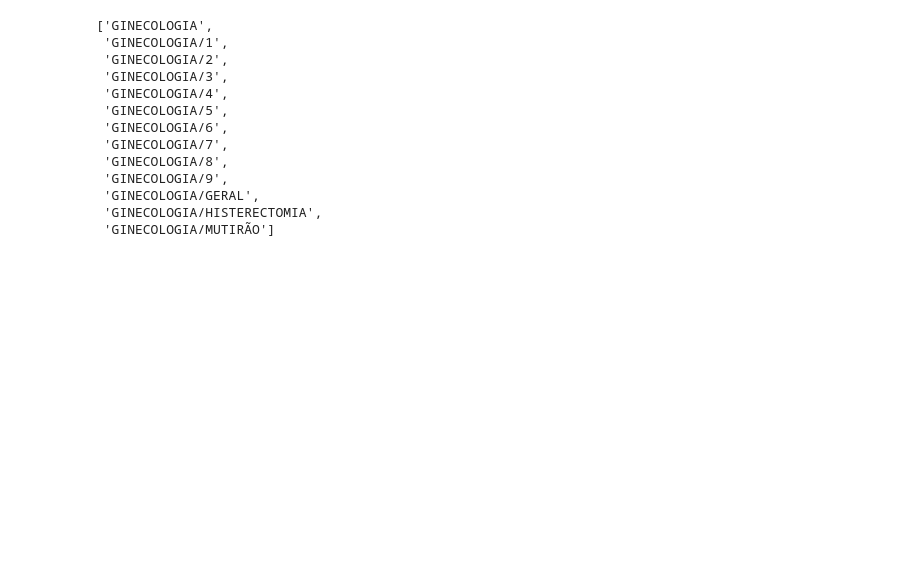
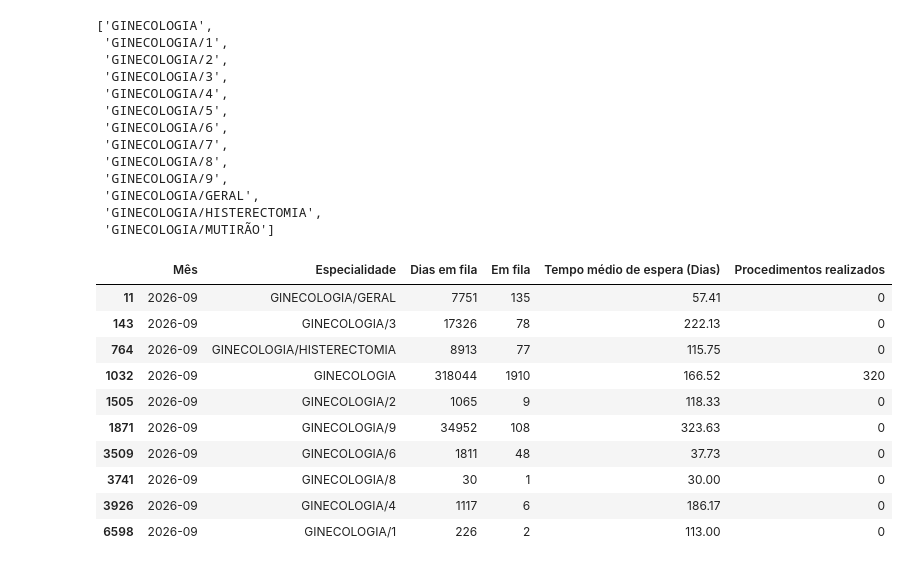
Before and after one commit to w4nessa/SaudeIndicadoresRegulacaoGoias, a Jupyter notebook: notebooks/01-eda-cirurgia.ipynb, the cells around one changed output. Cells and saved outputs as stored; diff of their text form; code cells hidden in the pictures; blank space fills up the shorter version.

```diff
--- a/notebooks/01-eda-cirurgia.ipynb
+++ b/notebooks/01-eda-cirurgia.ipynb
@@ -105,3 +105,18 @@ sorted(cirurgia['Especialidade'].loc[cirurgia['Especialidade'].str.startswith('G
  'GINECOLOGIA/GERAL',
  'GINECOLOGIA/HISTERECTOMIA',
  'GINECOLOGIA/MUTIRÃO']
+# %%
+cirurgia_ginecologia = cirurgia.loc[cirurgia['Especialidade'].str.startswith('GINECOLOGIA')]
+cirurgia_ginecologia.loc[cirurgia_ginecologia["Mês"] == pd.Period('2026-09', 'M')]
+# %% [output]
+|  | Mês | Especialidade | Dias em fila | Em fila | Tempo médio de espera (Dias) | Procedimentos realizados |
+| 11 | 2026-09 | GINECOLOGIA/GERAL | 7751 | 135 | 57.41 | 0 |
+| 143 | 2026-09 | GINECOLOGIA/3 | 17326 | 78 | 222.13 | 0 |
+| 764 | 2026-09 | GINECOLOGIA/HISTERECTOMIA | 8913 | 77 | 115.75 | 0 |
+| 1032 | 2026-09 | GINECOLOGIA | 318044 | 1910 | 166.52 | 320 |
+| 1505 | 2026-09 | GINECOLOGIA/2 | 1065 | 9 | 118.33 | 0 |
+| 1871 | 2026-09 | GINECOLOGIA/9 | 34952 | 108 | 323.63 | 0 |
+| 3509 | 2026-09 | GINECOLOGIA/6 | 1811 | 48 | 37.73 | 0 |
+| 3741 | 2026-09 | GINECOLOGIA/8 | 30 | 1 | 30.00 | 0 |
+| 3926 | 2026-09 | GINECOLOGIA/4 | 1117 | 6 | 186.17 | 0 |
+| 6598 | 2026-09 | GINECOLOGIA/1 | 226 | 2 | 113.00 | 0 |
```
Also changed, not shown: parts of 3 cells of this notebook.
